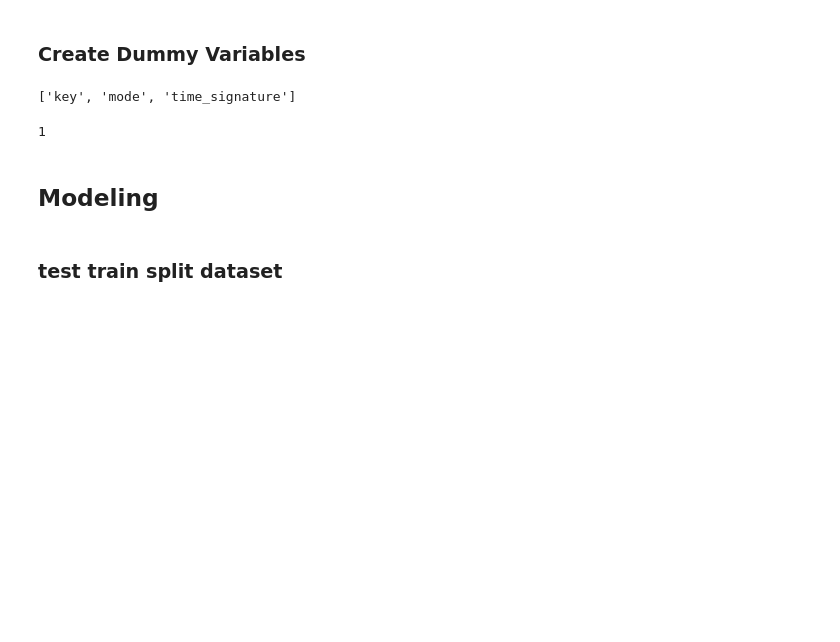
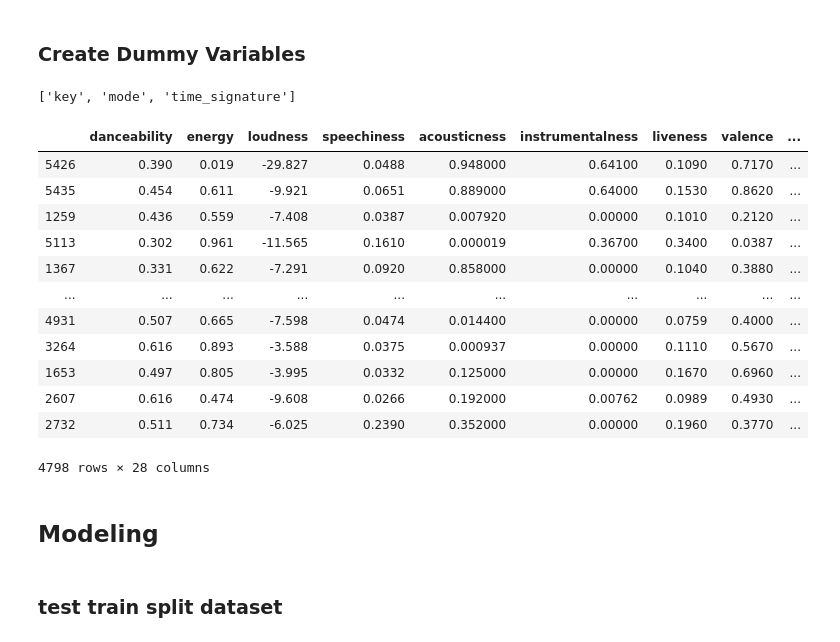
Before and after one commit to jacksonbull87/Hit-Classification, a Jupyter notebook: Predicting a Hit - 2010s.ipynb, the cells around one changed output. Saved outputs shown, nothing was run; the diff lists cells and outputs as text; code cells hidden in the pictures; blank space fills up the shorter version.

```diff
--- a/Predicting a Hit - 2010s.ipynb
+++ b/Predicting a Hit - 2010s.ipynb
@@ -320,10 +320,22 @@ data2 = pd.get_dummies(data=data, columns=['key', 'mode', 'time_signature'],
 # %%
 # #drop cagtegorical variables
 # data2.drop(columns=['key', 'mode', 'time_signature'], inplace=True, axis=1)
-# %%
-data2.target[0]
-# %% [output]
-1
+# %%
+X_train
+# %% [output]
+|  | danceability | energy | loudness | speechiness | acousticness | instrumentalness | liveness | valence | ... |
+| 5426 | 0.390 | 0.019 | -29.827 | 0.0488 | 0.948000 | 0.64100 | 0.1090 | 0.7170 | ... |
+| 5435 | 0.454 | 0.611 | -9.921 | 0.0651 | 0.889000 | 0.64000 | 0.1530 | 0.8620 | ... |
+| 1259 | 0.436 | 0.559 | -7.408 | 0.0387 | 0.007920 | 0.00000 | 0.1010 | 0.2120 | ... |
+| 5113 | 0.302 | 0.961 | -11.565 | 0.1610 | 0.000019 | 0.36700 | 0.3400 | 0.0387 | ... |
+| 1367 | 0.331 | 0.622 | -7.291 | 0.0920 | 0.858000 | 0.00000 | 0.1040 | 0.3880 | ... |
+| ... | ... | ... | ... | ... | ... | ... | ... | ... | ... |
+| 4931 | 0.507 | 0.665 | -7.598 | 0.0474 | 0.014400 | 0.00000 | 0.0759 | 0.4000 | ... |
+| 3264 | 0.616 | 0.893 | -3.588 | 0.0375 | 0.000937 | 0.00000 | 0.1110 | 0.5670 | ... |
+| 1653 | 0.497 | 0.805 | -3.995 | 0.0332 | 0.125000 | 0.00000 | 0.1670 | 0.6960 | ... |
+| 2607 | 0.616 | 0.474 | -9.608 | 0.0266 | 0.192000 | 0.00762 | 0.0989 | 0.4930 | ... |
+| 2732 | 0.511 | 0.734 | -6.025 | 0.2390 | 0.352000 | 0.00000 | 0.1960 | 0.3770 | ... |
+4798 rows × 28 columns
 # %% [markdown]
 ## Modeling
 # %% [markdown]
```
Also changed, not shown: parts of 23 cells of this notebook, 4 other files.
